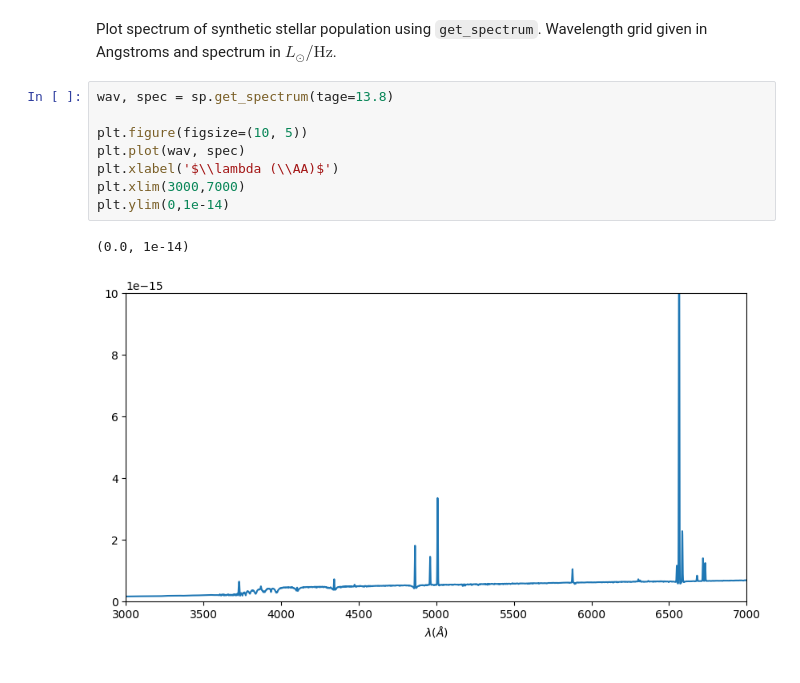
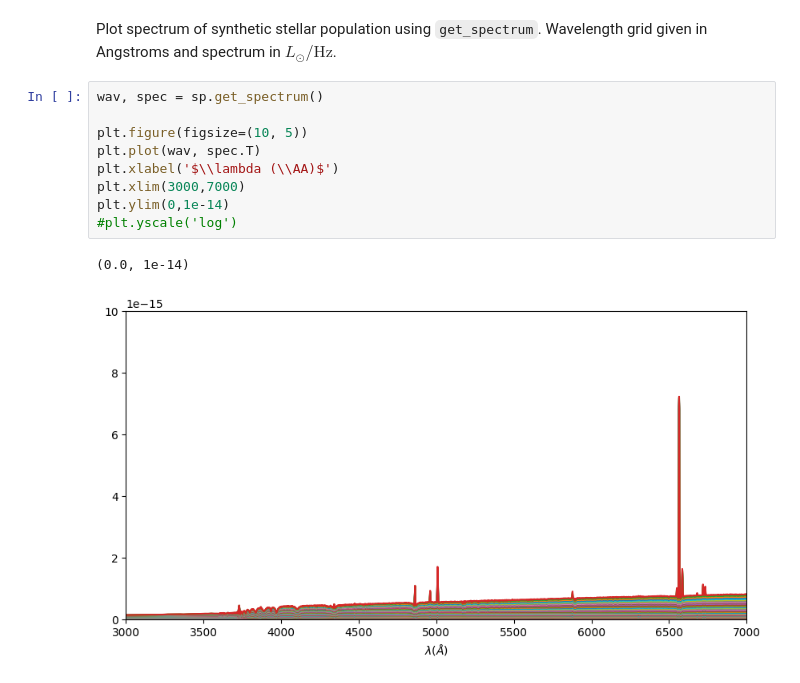
Before and after one commit to vernica-mehta/honours-project, a Jupyter notebook: fsps Notebook.ipynb, the cells around one changed output. Drawn from its saved outputs; the diff is of its cells as text.

```diff
--- a/fsps Notebook.ipynb
+++ b/fsps Notebook.ipynb
@@ -78,13 +78,14 @@ pd.DataFrame({'band': sdss_bands, 'magnitude': sdss_mags})
 # %% [markdown]
 Plot spectrum of synthetic stellar population using `get_spectrum`. Wavelength grid given in Angstroms and spectrum in $L_\odot/\text{Hz}$.
 # %%
-wav, spec = sp.get_spectrum(tage=13.8)
+wav, spec = sp.get_spectrum()
 
 plt.figure(figsize=(10, 5))
-plt.plot(wav, spec)
+plt.plot(wav, spec.T)
 plt.xlabel('$\\lambda (\\AA)$')
 plt.xlim(3000,7000)
 plt.ylim(0,1e-14)
+#plt.yscale('log')
 # %% [output]
 (0.0, 1e-14)
-[figure, old version]
+[figure, new version]
```
Also changed, not shown: parts of 3 cells of this notebook.
